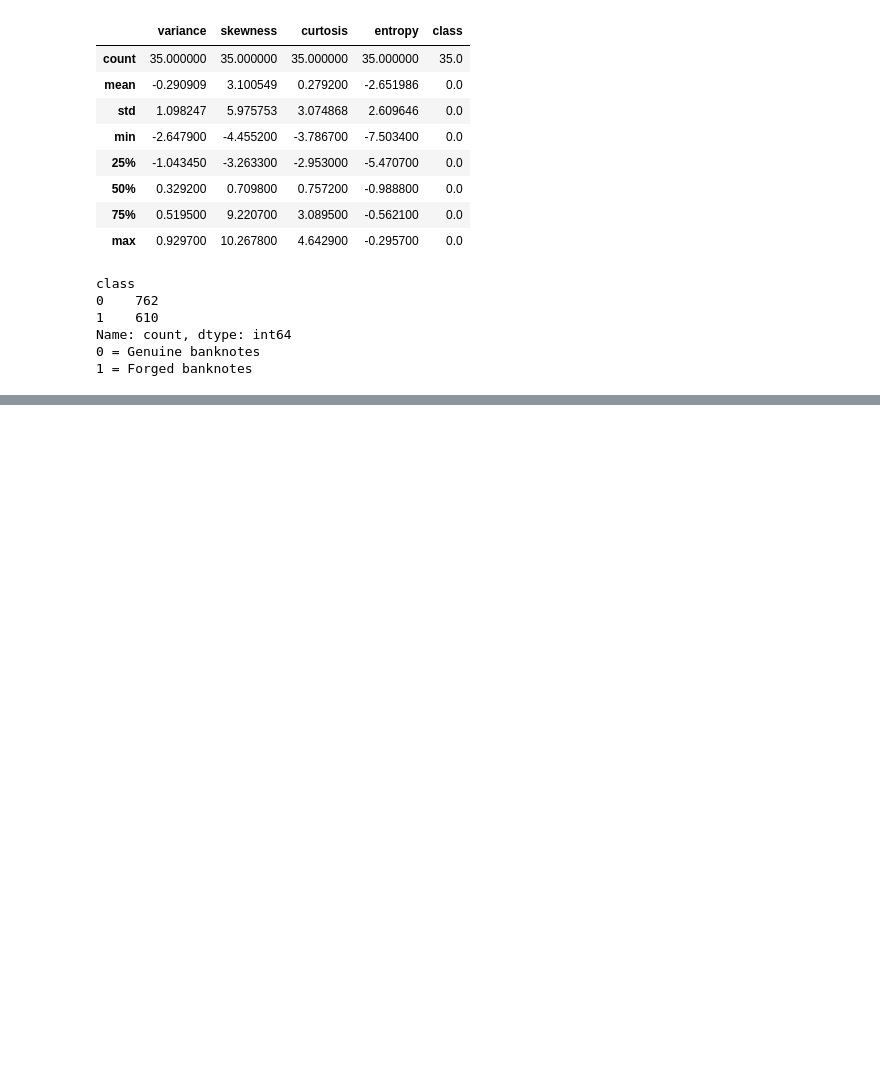
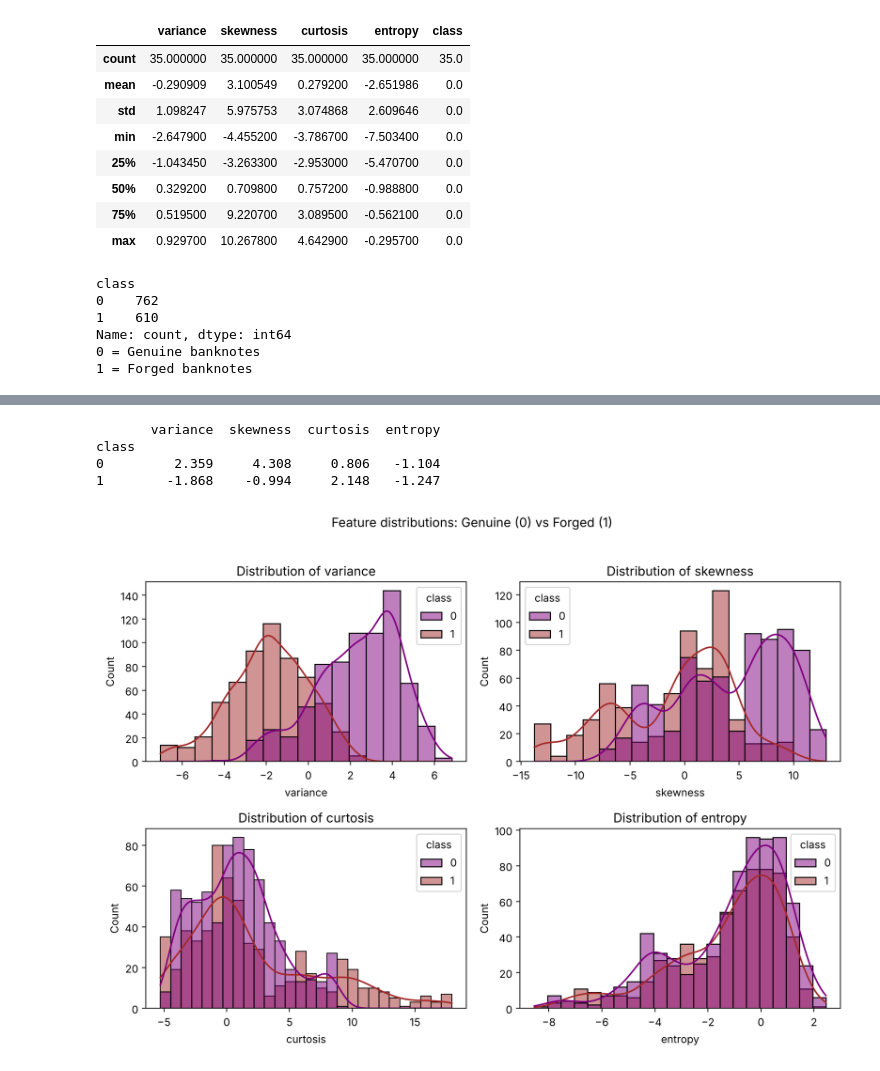
Before and after one commit to UshaniDhanushika/Fake-Banknote-Detection-Model-Card, a Jupyter notebook: notebooks/fake_banknote_detection.ipynb, the cells around one changed output, grey strips where cells are left out. Cells and saved outputs as stored; diff of their text form; code cells hidden in the pictures; blank space fills up the shorter version.

Commit message:
Prepare data, train baseline and ML models in notebook

```diff
--- a/notebooks/fake_banknote_detection.ipynb
+++ b/notebooks/fake_banknote_detection.ipynb
@@ -233,0 +269,21 @@ plt.show()
+# %%
+# Import extra tools used in the next steps.
+import os                                   # os helps us create folders.
+from sklearn.pipeline import Pipeline       # Pipeline chains steps (scale -> model).
+from sklearn.preprocessing import StandardScaler   # StandardScaler puts features on the same scale.
+from sklearn.tree import DecisionTreeClassifier, plot_tree   # Decision Tree model and its drawing tool.
+from sklearn.model_selection import StratifiedKFold, cross_validate   # Cross-validation tools.
+from sklearn.metrics import ConfusionMatrixDisplay, make_scorer   # Draws a confusion matrix / builds a custom scorer.
+from sklearn.inspection import permutation_importance   # Feature importance by shuffling.
+
+# Create folders to save our graphs and result tables (does nothing if they already exist).
+os.makedirs("images", exist_ok=True)
+os.makedirs("reports", exist_ok=True)
+
+# A fixed "random seed" so everyone who runs this notebook gets the same results.
+RANDOM_STATE = 42
+
+# The names of the four input columns.
+feature_names = ["variance", "skewness", "curtosis", "entropy"]
+
+print("Extra tools imported. Folders ready.")
@@ -233,0 +296,23 @@ plt.show()
+# %%
+# Average value of each feature for genuine (0) and forged (1) banknotes.
+print(df_clean.groupby("class")[feature_names].mean().round(3))
+# %% [output]
+       variance  skewness  curtosis  entropy
+class
+0         2.359     4.308     0.806   -1.104
+1        -1.868    -0.994     2.148   -1.247
+# %%
+# Histograms: one small graph per feature, coloured by class.
+fig, axes = plt.subplots(2, 2, figsize=(10, 7))   # 2 rows x 2 columns of graphs
+
+for ax, feature in zip(axes.flatten(), feature_names):
+    sns.histplot(data=df_clean, x=feature, hue="class", kde=True,
+                 palette={0: "purple", 1: "brown"}, ax=ax)
+    ax.set_title("Distribution of " + feature)
+
+plt.suptitle("Feature distributions: Genuine (0) vs Forged (1)", y=1.02)
+plt.tight_layout()
+plt.savefig("images/feature_histograms.png", dpi=150, bbox_inches="tight")   # save the picture
+plt.show()
+# %% [output]
+[figure, added]
```
Also changed, not shown: parts of 40 cells of this notebook, 3 other files.
